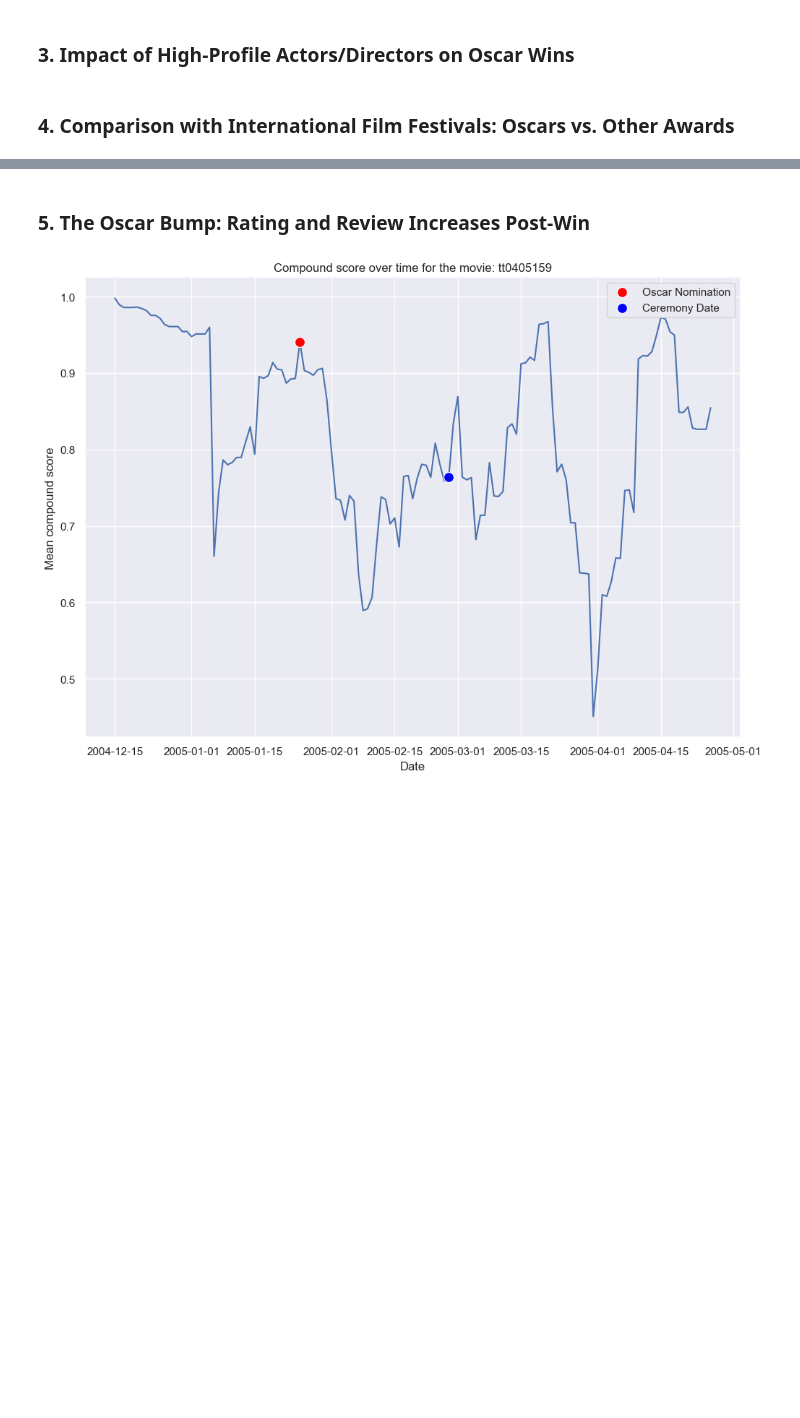
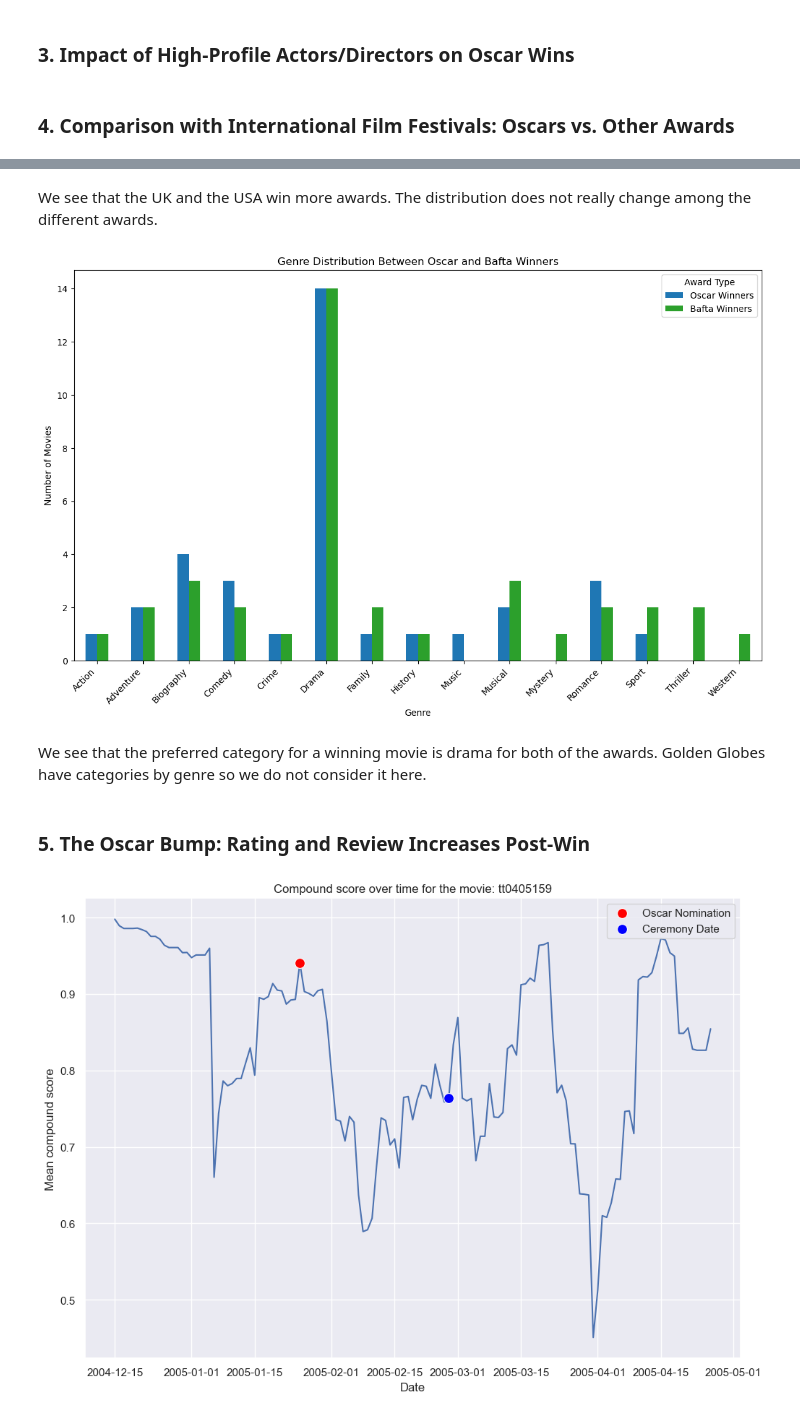
Before and after one commit to epfl-ada/ada-2024-project-badaboum, a Jupyter notebook: results.ipynb, the cells around one changed output, grey strips where cells are left out. Saved outputs shown, nothing was run; the diff lists cells and outputs as text; code cells hidden in the pictures; blank space fills up the shorter version.

```diff
--- a/results.ipynb
+++ b/results.ipynb
@@ -33,3 +57,11 @@ The number of reviews decreases with time after the oscar ceremony. This needs t
+# %% [markdown]
+We see that the UK and the USA win more awards. The distribution does not really change among the different awards.
+# %%
+awards_by_genre()
+# %% [output]
+[figure, added]
+# %% [markdown]
+We see that the preferred category for a winning movie is drama for both of the awards. Golden Globes have categories by genre so we do not consider it here.
 # %% [markdown]
 ### 5. The Oscar Bump: Rating and Review Increases Post-Win
 # %%
```
Also changed, not shown: parts of 5 cells of this notebook, 2 other files.
